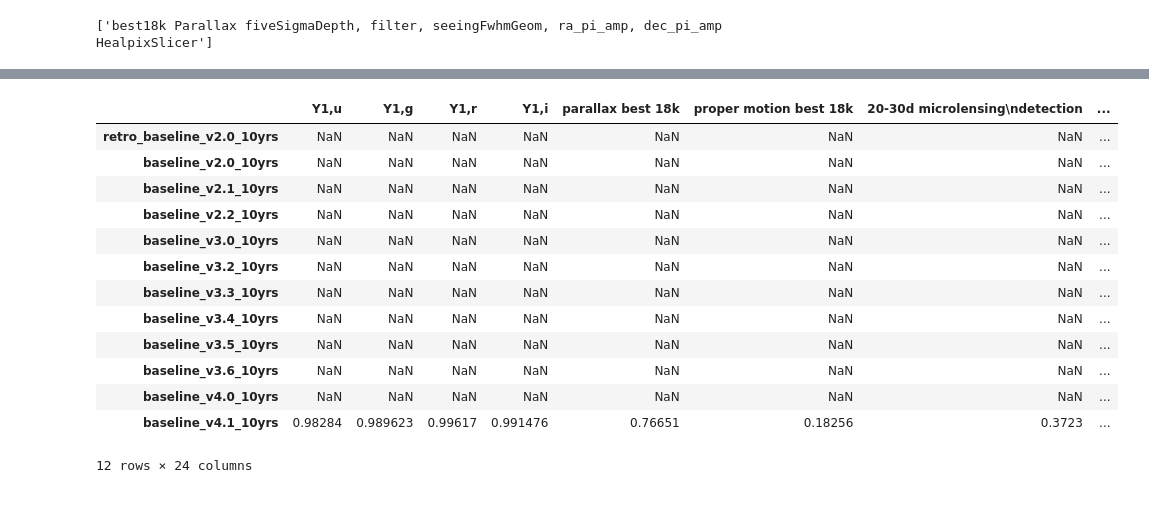
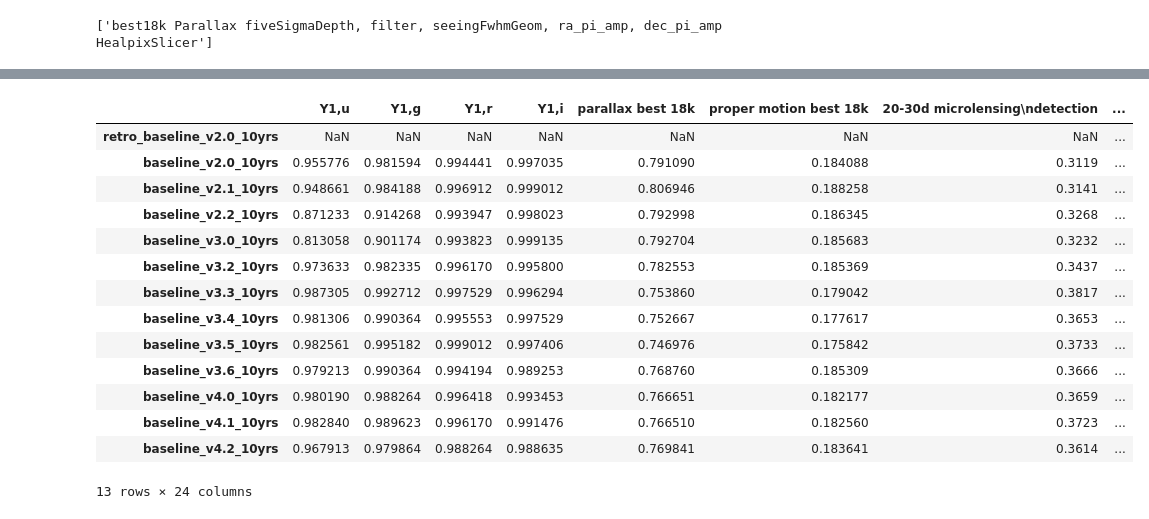
Before and after one commit to lsst-sims/sims_featureScheduler_runs4.2, a Jupyter notebook: maf/quick_look.ipynb, the cells around one changed output, grey strips where cells are left out. Drawn from its saved outputs; the diff is of its cells as text; code cells hidden in the pictures.

```diff
--- a/maf/quick_look.ipynb
+++ b/maf/quick_look.ipynb
@@ -238,28 +258,29 @@ fig, ax = radar(ndata, legend=True, rgrids=[0.8, 1.0, 1.1], bbox_to_anchor=(1.7,
 # %%
 times = ['retro_baseline_v2.0_10yrs', 'baseline_v2.0_10yrs', 'baseline_v2.1_10yrs', 'baseline_v2.2_10yrs',
         'baseline_v3.0_10yrs',  'baseline_v3.2_10yrs', 'baseline_v3.3_10yrs', 'baseline_v3.4_10yrs',
-          'baseline_v3.5_10yrs', 'baseline_v3.6_10yrs', 'baseline_v4.0_10yrs', 'baseline_v4.1_10yrs']
+          'baseline_v3.5_10yrs', 'baseline_v3.6_10yrs', 'baseline_v4.0_10yrs', 'baseline_v4.1_10yrs', 'baseline_v4.2_10yrs']
 
 sub_data = data.reindex(labels=times)
 sub_ddf = ddf_data.reindex(labels=times)
 sub_mag = mag_data.reindex(labels=times)
 sub_gaps = gaps_data.reindex(labels=times)
 sub_data
 # %% [output]
 |  | Y1,u | Y1,g | Y1,r | Y1,i | parallax best 18k | proper motion best 18k | 20-30d microlensing\ndetection | ... |
 | retro_baseline_v2.0_10yrs | NaN | NaN | NaN | NaN | NaN | NaN | NaN | ... |
-| baseline_v2.0_10yrs | NaN | NaN | NaN | NaN | NaN | NaN | NaN | ... |
-| baseline_v2.1_10yrs | NaN | NaN | NaN | NaN | NaN | NaN | NaN | ... |
-| baseline_v2.2_10yrs | NaN | NaN | NaN | NaN | NaN | NaN | NaN | ... |
-| baseline_v3.0_10yrs | NaN | NaN | NaN | NaN | NaN | NaN | NaN | ... |
-| baseline_v3.2_10yrs | NaN | NaN | NaN | NaN | NaN | NaN | NaN | ... |
-| baseline_v3.3_10yrs | NaN | NaN | NaN | NaN | NaN | NaN | NaN | ... |
-| baseline_v3.4_10yrs | NaN | NaN | NaN | NaN | NaN | NaN | NaN | ... |
-| baseline_v3.5_10yrs | NaN | NaN | NaN | NaN | NaN | NaN | NaN | ... |
-| baseline_v3.6_10yrs | NaN | NaN | NaN | NaN | NaN | NaN | NaN | ... |
-| baseline_v4.0_10yrs | NaN | NaN | NaN | NaN | NaN | NaN | NaN | ... |
-| baseline_v4.1_10yrs | 0.98284 | 0.989623 | 0.99617 | 0.991476 | 0.76651 | 0.18256 | 0.3723 | ... |
+| baseline_v2.0_10yrs | 0.955776 | 0.981594 | 0.994441 | 0.997035 | 0.791090 | 0.184088 | 0.3119 | ... |
+| baseline_v2.1_10yrs | 0.948661 | 0.984188 | 0.996912 | 0.999012 | 0.806946 | 0.188258 | 0.3141 | ... |
+| baseline_v2.2_10yrs | 0.871233 | 0.914268 | 0.993947 | 0.998023 | 0.792998 | 0.186345 | 0.3268 | ... |
+| baseline_v3.0_10yrs | 0.813058 | 0.901174 | 0.993823 | 0.999135 | 0.792704 | 0.185683 | 0.3232 | ... |
+| baseline_v3.2_10yrs | 0.973633 | 0.982335 | 0.996170 | 0.995800 | 0.782553 | 0.185369 | 0.3437 | ... |
+| baseline_v3.3_10yrs | 0.987305 | 0.992712 | 0.997529 | 0.996294 | 0.753860 | 0.179042 | 0.3817 | ... |
+| baseline_v3.4_10yrs | 0.981306 | 0.990364 | 0.995553 | 0.997529 | 0.752667 | 0.177617 | 0.3653 | ... |
+| baseline_v3.5_10yrs | 0.982561 | 0.995182 | 0.999012 | 0.997406 | 0.746976 | 0.175842 | 0.3733 | ... |
+| baseline_v3.6_10yrs | 0.979213 | 0.990364 | 0.994194 | 0.989253 | 0.768760 | 0.185309 | 0.3666 | ... |
+| baseline_v4.0_10yrs | 0.980190 | 0.988264 | 0.996418 | 0.993453 | 0.766651 | 0.182177 | 0.3659 | ... |
+| baseline_v4.1_10yrs | 0.982840 | 0.989623 | 0.996170 | 0.991476 | 0.766510 | 0.182560 | 0.3723 | ... |
+| baseline_v4.2_10yrs | 0.967913 | 0.979864 | 0.988264 | 0.988635 | 0.769841 | 0.183641 | 0.3614 | ... |
-12 rows × 24 columns
+13 rows × 24 columns
 # %%
 # Rough error bars from weather simulations
 std_dict = {}
```
Also changed, not shown: parts of 7 cells of this notebook, 2 other files.
